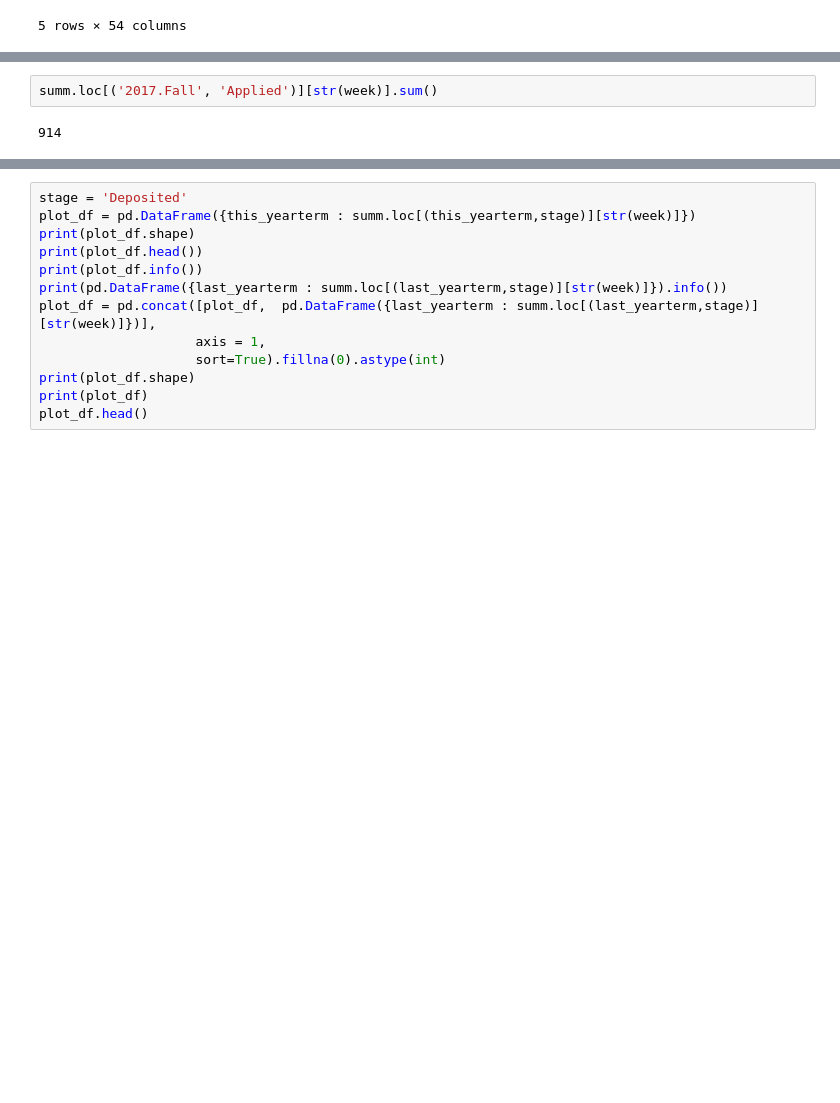
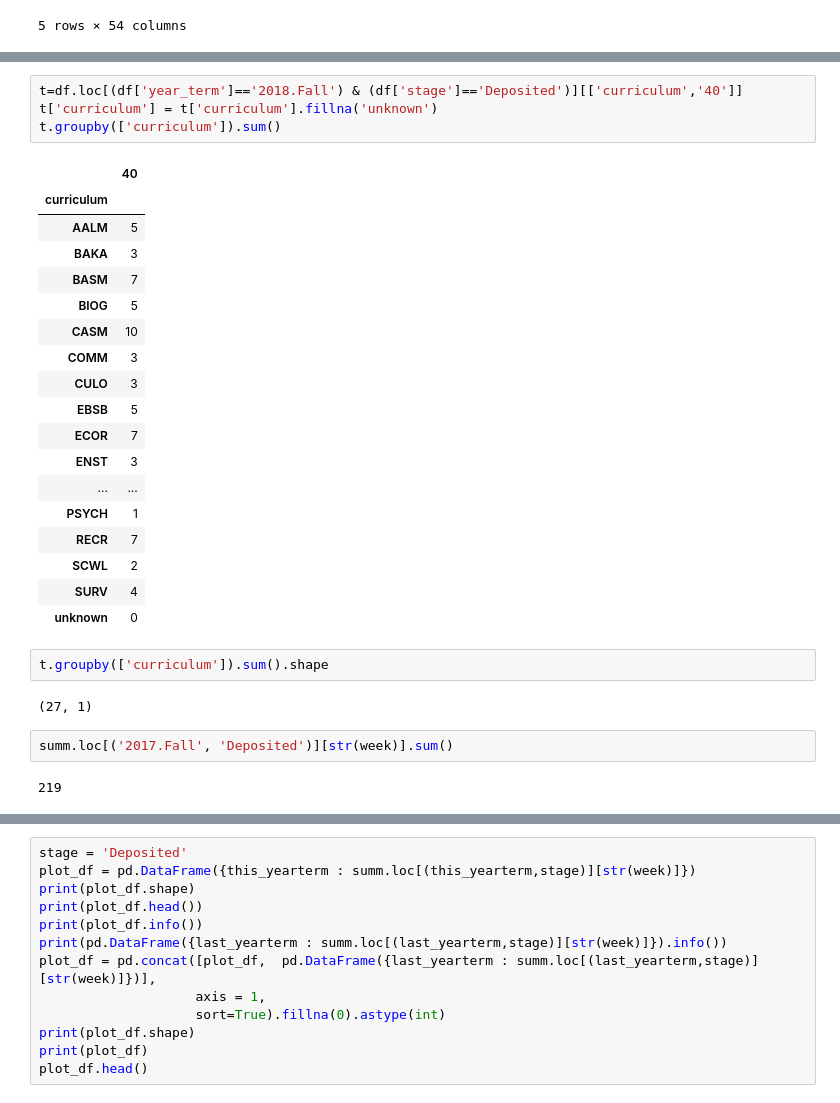
Before and after one commit to JeffWalton-PSC/Admissions, a Jupyter notebook: funnel/Table_ByProgram.ipynb, the cells around one changed output, grey strips where cells are left out. Saved outputs shown, nothing was run; the diff lists cells and outputs as text; blank space fills up the shorter version.

```diff
--- a/funnel/Table_ByProgram.ipynb
+++ b/funnel/Table_ByProgram.ipynb
@@ -92,5 +94,32 @@ t.groupby(['curriculum']).sum()
+# %%
+t=df.loc[(df['year_term']=='2018.Fall') & (df['stage']=='Deposited')][['curriculum','40']]
+t['curriculum'] = t['curriculum'].fillna('unknown')
+t.groupby(['curriculum']).sum()
+# %% [output]
+|  | 40 |
+| curriculum |  |
+| AALM | 5 |
+| BAKA | 3 |
+| BASM | 7 |
+| BIOG | 5 |
+| CASM | 10 |
+| COMM | 3 |
+| CULO | 3 |
+| EBSB | 5 |
+| ECOR | 7 |
+| ENST | 3 |
+| ... | ... |
+| PSYCH | 1 |
+| RECR | 7 |
+| SCWL | 2 |
+| SURV | 4 |
+| unknown | 0 |
+# %%
+t.groupby(['curriculum']).sum().shape
+# %% [output]
+(27, 1)
 # %%
-summ.loc[('2017.Fall', 'Applied')][str(week)].sum()
+summ.loc[('2017.Fall', 'Deposited')][str(week)].sum()
 # %% [output]
-914
+219
 # %%
```
Also changed, not shown: parts of 5 cells of this notebook, 1 other file.
